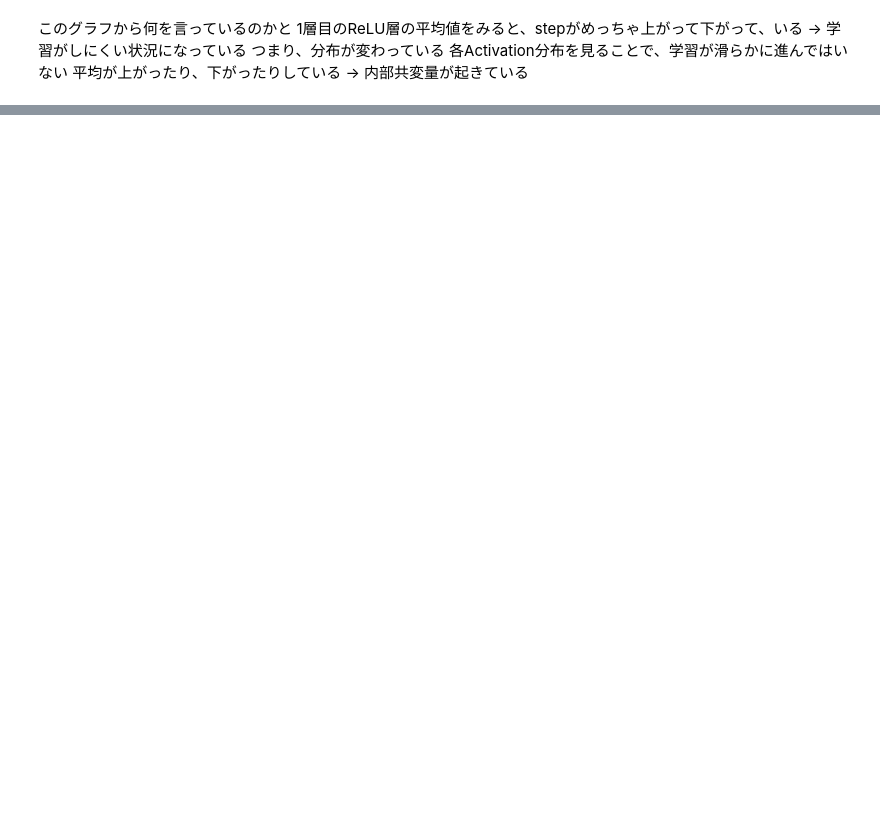
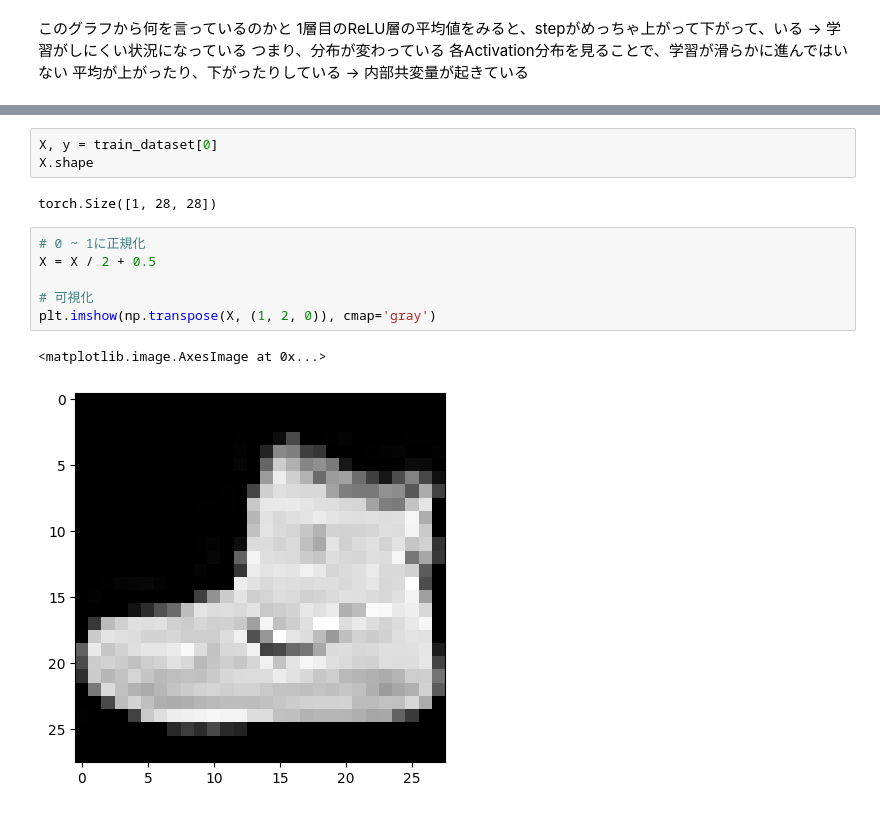
Before and after one commit to yunozon/deeplearing-study-kame, a Jupyter notebook: work/part6_batch_layer.ipynb, the cells around one changed output, grey strips where cells are left out. Drawn from its saved outputs; the diff is of its cells as text; blank space fills up the shorter version.

```diff
--- a/work/part6_batch_layer.ipynb
+++ b/work/part6_batch_layer.ipynb
@@ -400,0 +306,14 @@ ValueError: Expected input batch_size (16) to match target batch_size (64).
+# %%
+X, y = train_dataset[0]
+X.shape
+# %% [output]
+torch.Size([1, 28, 28])
+# %%
+# 0 ~ 1に正規化
+X = X / 2 + 0.5
+
+# 可視化
+plt.imshow(np.transpose(X, (1, 2, 0)), cmap='gray')
+# %% [output]
+<matplotlib.image.AxesImage at 0x...>
+[figure, added]
```
Also changed, not shown: parts of 29 cells of this notebook.
